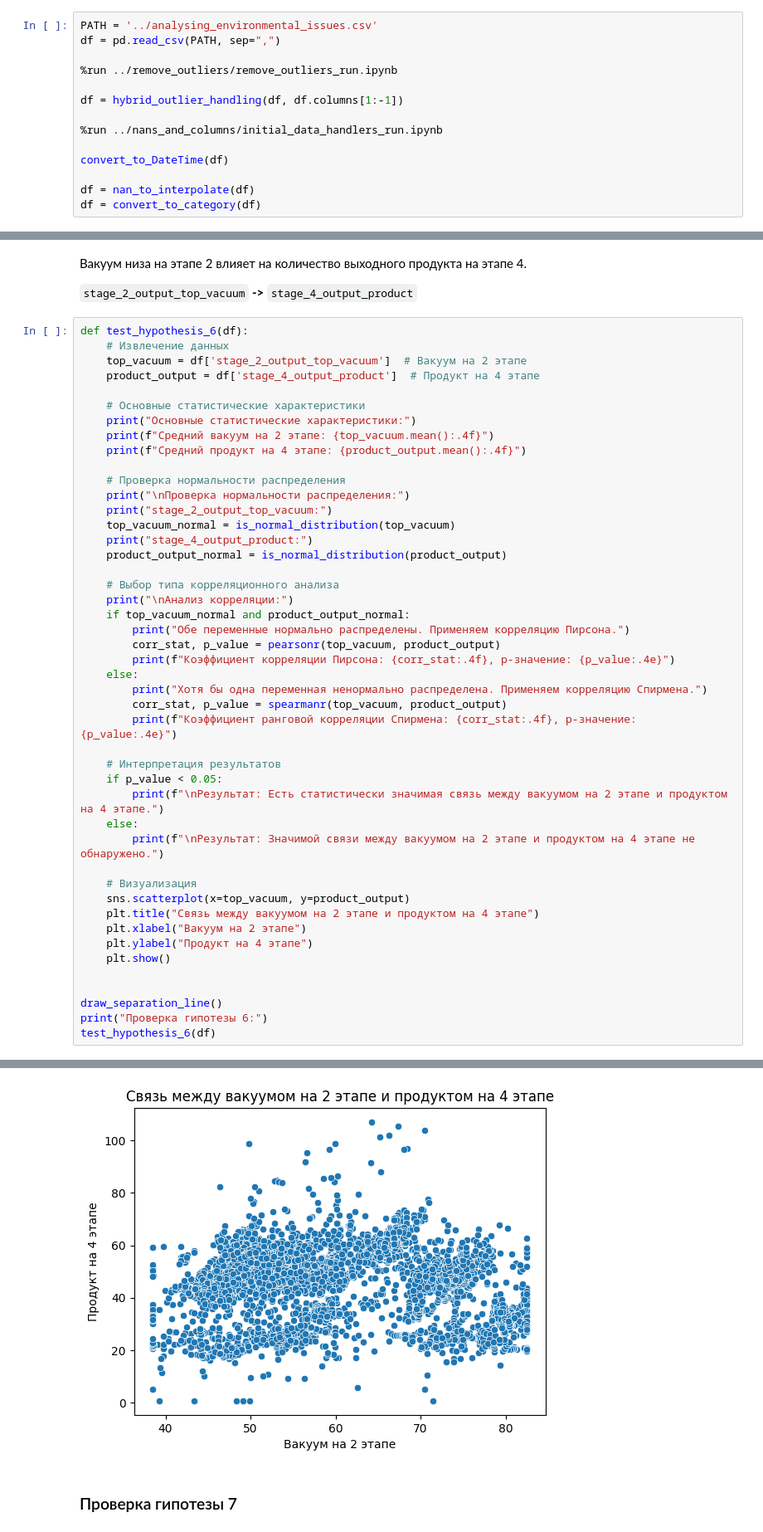
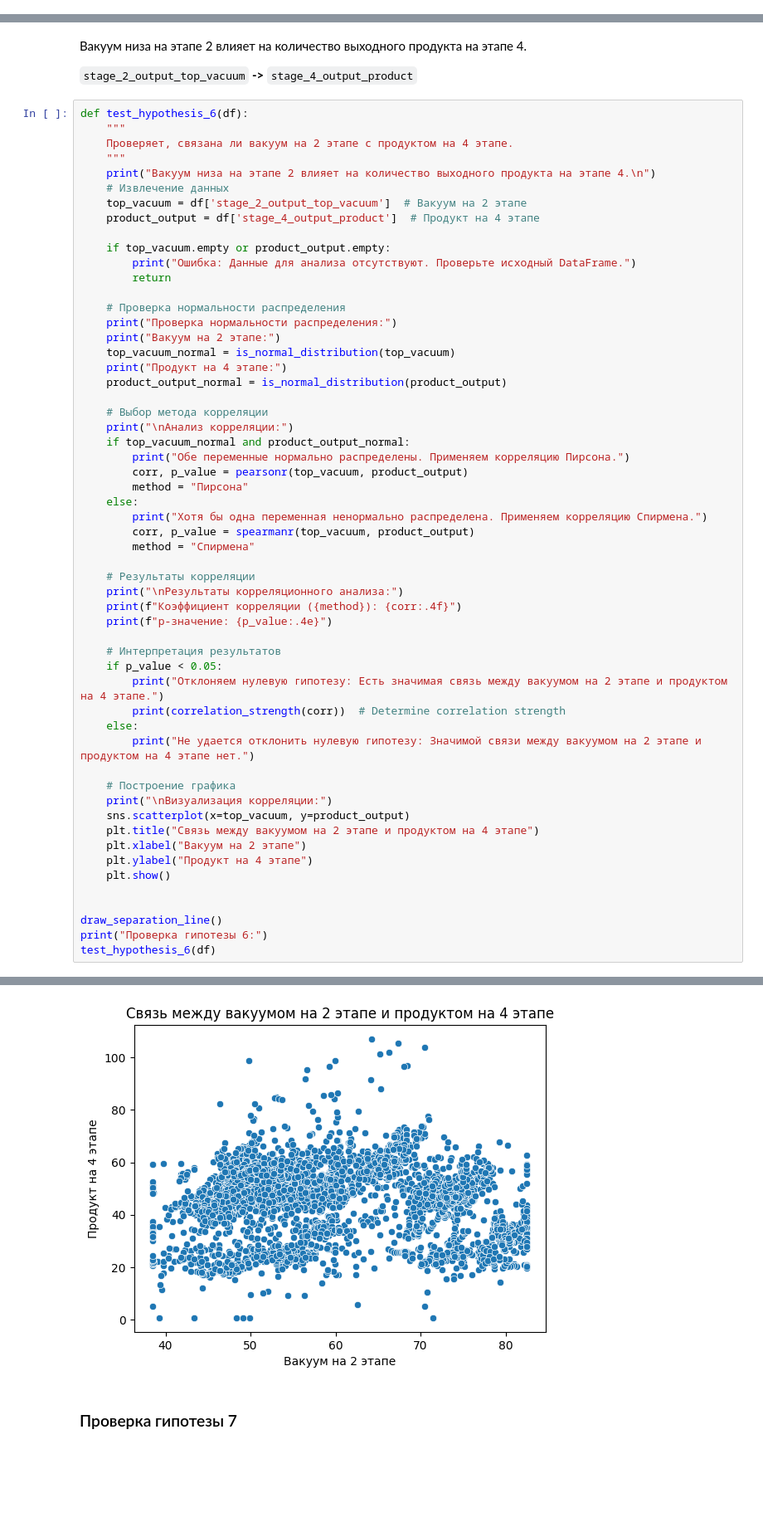
Before and after one commit to Yandex16/Ecology, a Jupyter notebook: hypothesis_testing/hypothesis_testing.ipynb, the cells around one changed output, grey strips where cells are left out. Shown at 83% size. Saved outputs shown, nothing was run; the diff lists cells and outputs as text; blank space fills up the shorter version.

```diff
--- a/hypothesis_testing/hypothesis_testing.ipynb
+++ b/hypothesis_testing/hypothesis_testing.ipynb
@@ -10,20 +10,6 @@ import pandas as pd
 from scipy.stats import shapiro, ttest_ind, mannwhitneyu, spearmanr
 import matplotlib.pyplot as plt
 import seaborn as sns
-# %%
-PATH = '../analysing_environmental_issues.csv'
-df = pd.read_csv(PATH, sep=",")
-
-%run ../remove_outliers/remove_outliers_run.ipynb
-
-df = hybrid_outlier_handling(df, df.columns[1:-1])
-
-%run ../nans_and_columns/initial_data_handlers_run.ipynb
-
-convert_to_DateTime(df)
-
-df = nan_to_interpolate(df)
-df = convert_to_category(df)
 # %%
 def draw_separation_line():
     print("\n" * 2 + "#" * 120 + "\n" * 2)
@@ -409,40 +463,50 @@ test_hypothesis_5(df)
 `stage_2_output_top_vacuum` **->** `stage_4_output_product`
 # %%
 def test_hypothesis_6(df):
+    """
+    Проверяет, связана ли вакуум на 2 этапе с продуктом на 4 этапе.
+    """
+    print("Вакуум низа на этапе 2 влияет на количество выходного продукта на этапе 4.\n")
     # Извлечение данных
     top_vacuum = df['stage_2_output_top_vacuum']  # Вакуум на 2 этапе
     product_output = df['stage_4_output_product']  # Продукт на 4 этапе
 
-    # Основные статистические характеристики
-    print("Основные статистические характеристики:")
-    print(f"Средний вакуум на 2 этапе: {top_vacuum.mean():.4f}")
-    print(f"Средний продукт на 4 этапе: {product_output.mean():.4f}")
+    if top_vacuum.empty or product_output.empty:
+        print("Ошибка: Данные для анализа отсутствуют. Проверьте исходный DataFrame.")
+        return
 
     # Проверка нормальности распределения
-    print("\nПроверка нормальности распределения:")
-    print("stage_2_output_top_vacuum:")
+    print("Проверка нормальности распределения:")
+    print("Вакуум на 2 этапе:")
     top_vacuum_normal = is_normal_distribution(top_vacuum)
-    print("stage_4_output_product:")
+    print("Продукт на 4 этапе:")
     product_output_normal = is_normal_distribution(product_output)
 
-    # Выбор типа корреляционного анализа
+    # Выбор метода корреляции
     print("\nАнализ корреляции:")
     if top_vacuum_normal and product_output_normal:
         print("Обе переменные нормально распределены. Применяем корреляцию Пирсона.")
-        corr_stat, p_value = pearsonr(top_vacuum, product_output)
-        print(f"Коэффициент корреляции Пирсона: {corr_stat:.4f}, p-значение: {p_value:.4e}")
+        corr, p_value = pearsonr(top_vacuum, product_output)
+        method = "Пирсона"
     else:
         print("Хотя бы одна переменная ненормально распределена. Применяем корреляцию Спирмена.")
-        corr_stat, p_value = spearmanr(top_vacuum, product_output)
-        print(f"Коэффициент ранговой корреляции Спирмена: {corr_stat:.4f}, p-значение: {p_value:.4e}")
+        corr, p_value = spearmanr(top_vacuum, product_output)
+        method = "Спирмена"
+
+    # Результаты корреляции
+    print("\nРезультаты корреляционного анализа:")
+    print(f"Коэффициент корреляции ({method}): {corr:.4f}")
+    print(f"p-значение: {p_value:.4e}")
 
     # Интерпретация результатов
     if p_value < 0.05:
-        print(f"\nРезультат: Есть статистически значимая связь между вакуумом на 2 этапе и продуктом на 4 этапе.")
+        print("Отклоняем нулевую гипотезу: Есть значимая связь между вакуумом на 2 этапе и продуктом на 4 этапе.")
+        print(correlation_strength(corr))  # Determine correlation strength
     else:
-        print(f"\nРезультат: Значимой связи между вакуумом на 2 этапе и продуктом на 4 этапе не обнаружено.")
+        print("Не удается отклонить нулевую гипотезу: Значимой связи между вакуумом на 2 этапе и продуктом на 4 этапе нет.")
 
-    # Визуализация
+    # Построение графика
+    print("\nВизуализация корреляции:")
     sns.scatterplot(x=top_vacuum, y=product_output)
     plt.title("Связь между вакуумом на 2 этапе и продуктом на 4 этапе")
     plt.xlabel("Вакуум на 2 этапе")
@@ -476,4 +538,4 @@ stage_4_output_product:
-[figure, old version]
+[figure, new version]
 # %% [markdown]
 ### Проверка гипотезы 7
 # %% [markdown]
```
Also changed, not shown: parts of 10 cells of this notebook, 5 other files.
